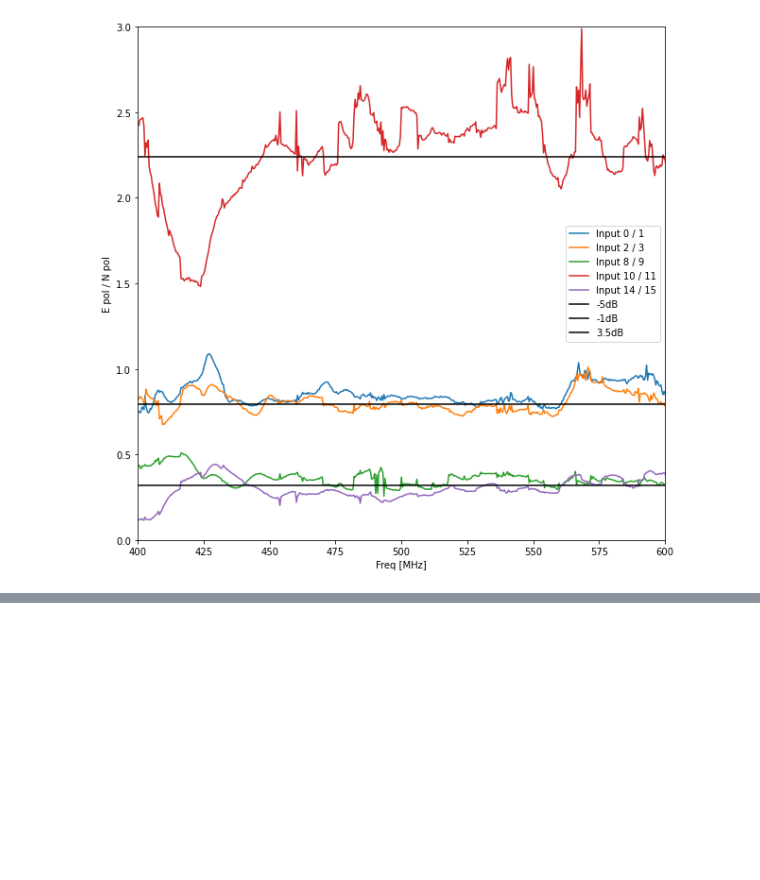
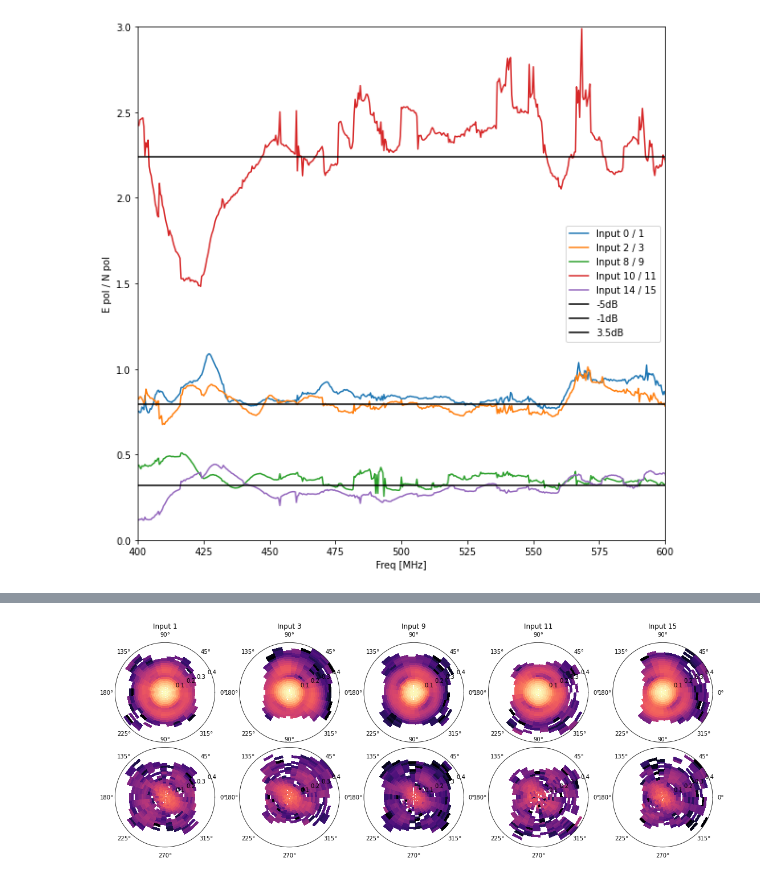
Before and after one commit to WrightLaboratory/newburghlabdrone, a Jupyter notebook: analysis/LBN_cross-pol_invest.ipynb, the cells around one changed output, grey strips where cells are left out. Cells and saved outputs as stored; diff of their text form; code cells hidden in the pictures; blank space fills up the shorter version.

```diff
--- a/analysis/LBN_cross-pol_invest.ipynb
+++ b/analysis/LBN_cross-pol_invest.ipynb
@@ -758,0 +920,28 @@ end of concat loop is: 2023-12-01 21:35:19.213679
+# %%
+fig = plt.figure(figsize=(20,10))
+for i,chind in enumerate(N_pols):
+    xco = beam618.d0_edges_grid[:,:,chind]
+    yco = beam618.d1_edges_grid[:,:,chind]
+    zco = beam618.V_LC_operation[:,:,0,chind] / gp_618[chind,find]
+
+    ax = plt.subplot(3, 5, i + 1,projection='polar')
+    ax.pcolormesh(xco,yco,zco,
+        cmap=cm.magma,norm=LogNorm(vmin=vmi,vmax=vma))
+    ax.set_title('Input '+str(chind))
+
+    xcrs = beam620.d0_edges_grid[:,:,chind]
+    ycrs = beam620.d1_edges_grid[:,:,chind]
+    zcrs = beam620.V_LC_operation[:,:,0,chind] / gp_618[chind,find]
+
+    ax = plt.subplot(3, 5, i + 6,projection='polar')
+    # plot scatter plot and beam map
+    ax.pcolormesh(xcrs,ycrs,zcrs,
+        cmap=cm.magma,norm=LogNorm(vmin=vmi,vmax=vma))
+    #ax.set_ylim(0,0.3)
+
+fig.subplots_adjust(hspace=0.05,wspace=-0.1)
+
+
+plt.show()
+# %% [output]
+[figure, added]
```
Also changed, not shown: parts of 26 cells of this notebook, 5 other files.
